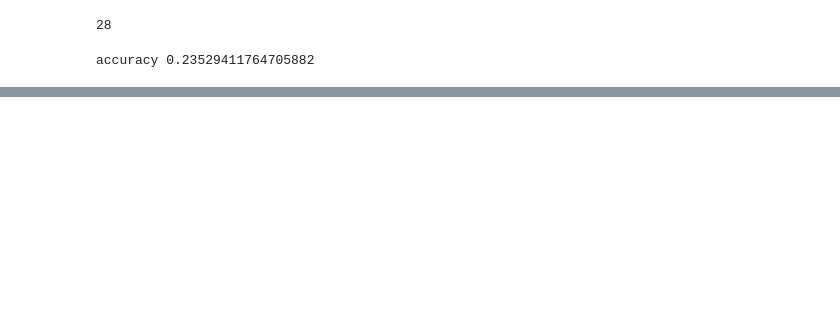
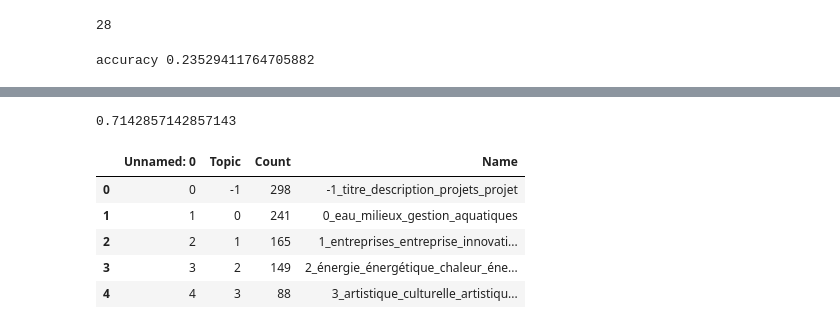
Before and after one commit to dataforgoodfr/offseason_missiontransition_tagging, a Jupyter notebook: notebooks/analyze_results_BERTtopic.ipynb, the cells around one changed output, grey strips where cells are left out. Cells and saved outputs as stored; diff of their text form; code cells hidden in the pictures; blank space fills up the shorter version.

```diff
--- a/notebooks/analyze_results_BERTtopic.ipynb
+++ b/notebooks/analyze_results_BERTtopic.ipynb
@@ -69,0 +113,15 @@ accuracy 0.23529411764705882
+# %%
+30/42
+# %% [output]
+0.7142857142857143
+# %%
+train_topics = pd.read_csv('../bertopics_True/bertopics/train_topics.csv')
+# %%
+train_topics.head()
+# %% [output]
+|  | Unnamed: 0 | Topic | Count | Name |
+| 0 | 0 | -1 | 298 | -1_titre_description_projets_projet |
+| 1 | 1 | 0 | 241 | 0_eau_milieux_gestion_aquatiques |
+| 2 | 2 | 1 | 165 | 1_entreprises_entreprise_innovati... |
+| 3 | 3 | 2 | 149 | 2_énergie_énergétique_chaleur_éne... |
+| 4 | 4 | 3 | 88 | 3_artistique_culturelle_artistiqu... |
```
Also changed, not shown: parts of 23 cells of this notebook, 6 other files.
